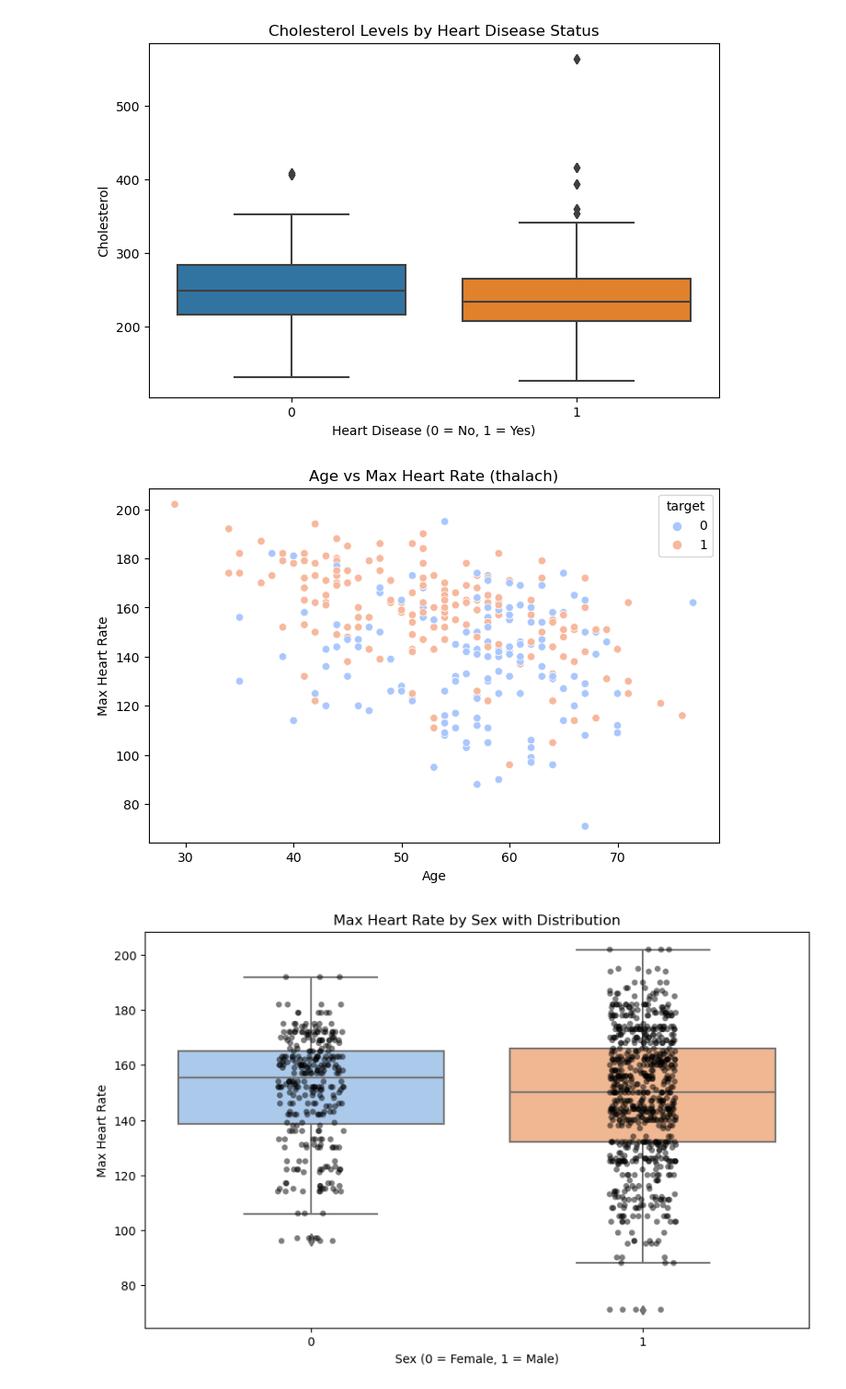
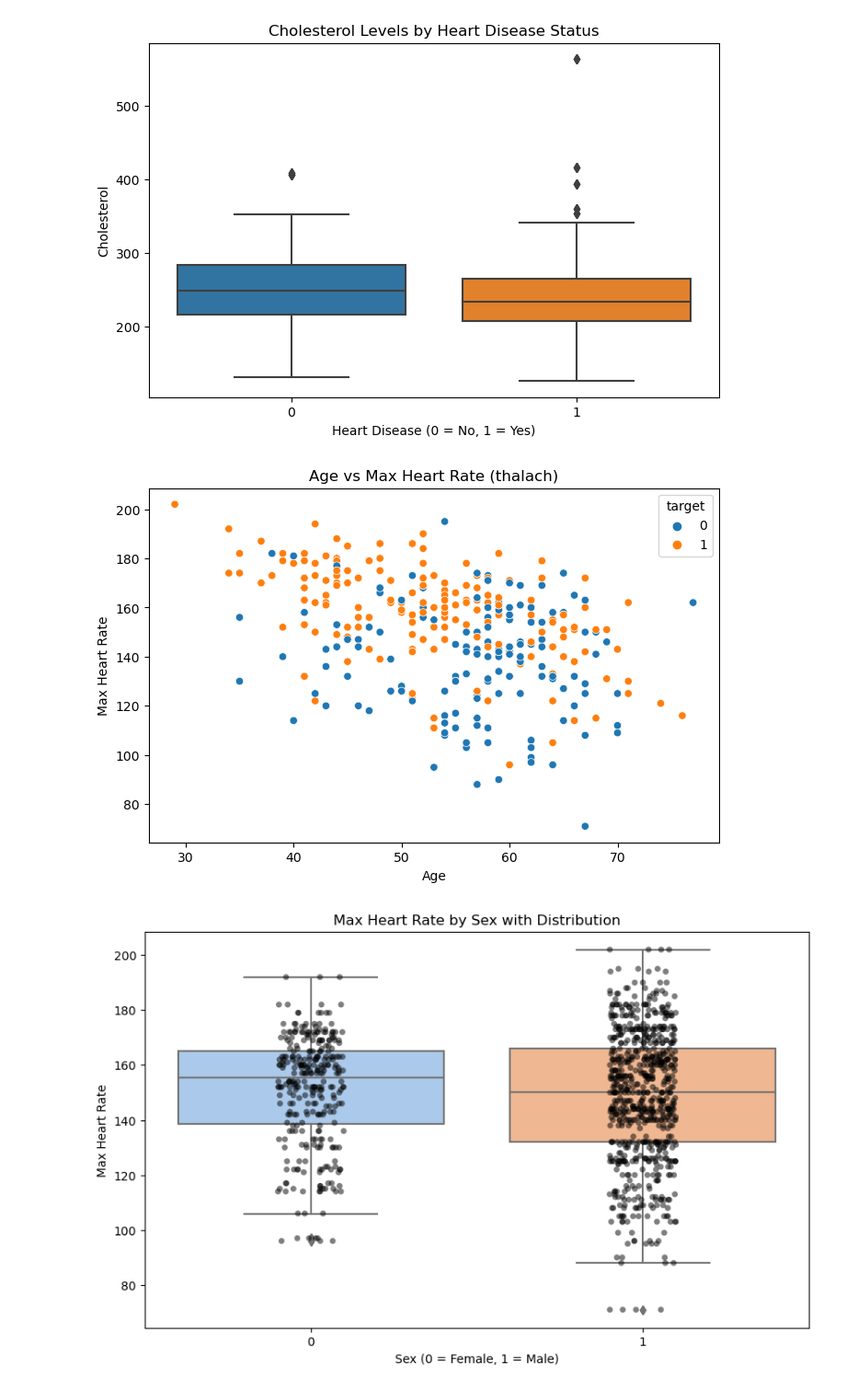
Before and after one commit to Sakshig711/DSBDAL, a Jupyter notebook: PS-18.ipynb, the cells around one changed output. Shown: that part at 92% size. Drawn from its saved outputs; the diff is of its cells as text; code cells hidden in the pictures.

```diff
--- a/PS-18.ipynb
+++ b/PS-18.ipynb
@@ -35,13 +35,13 @@ plt.show()
 [figure]
 # %%
 plt.figure(figsize=(8,5))
-sns.scatterplot(x='age', y='thalach', hue='target', data=df, palette='coolwarm')
+sns.scatterplot(x='age', y='thalach', hue='target', data=df)
 plt.title("Age vs Max Heart Rate (thalach)")
 plt.xlabel("Age")
 plt.ylabel("Max Heart Rate")
 plt.show()
 # %% [output]
-[figure, old version]
+[figure, new version]
 # %%
 plt.figure(figsize=(10,6))
 sns.boxplot(x='sex', y='thalach', data=df, palette='pastel')
```
Also changed, not shown: 2 other files.
